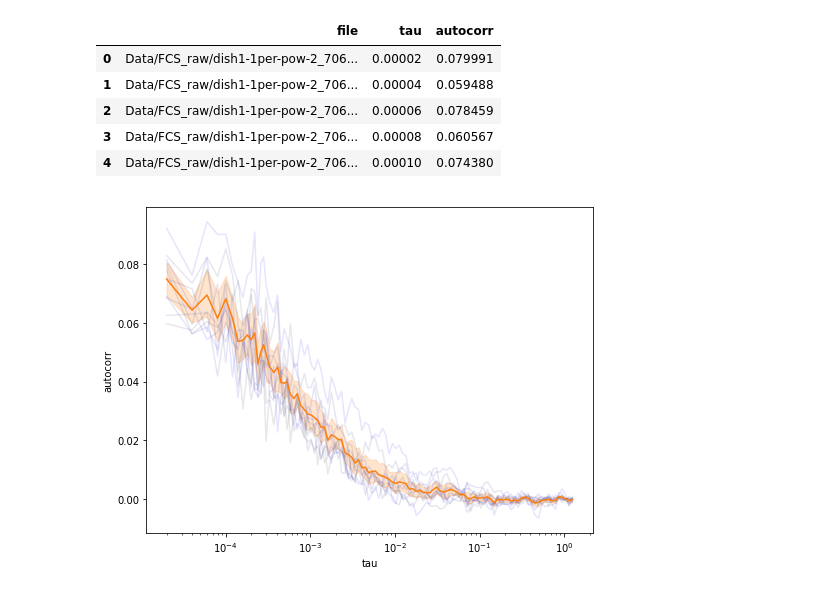
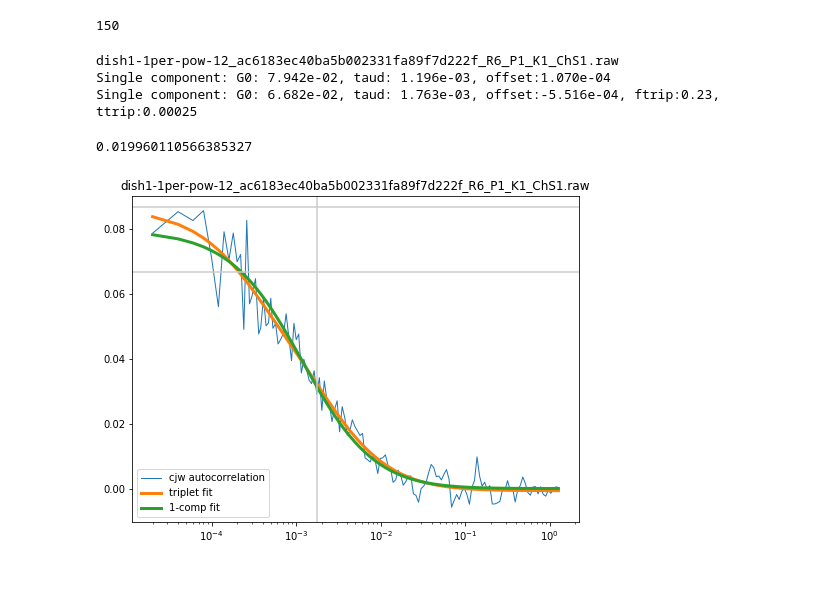
Before and after one commit to cwood1967/fcstools, a Jupyter notebook: example.ipynb, the cells around one changed output. Cells and saved outputs as stored; diff of their text form; code cells hidden in the pictures.

```diff
--- a/example.ipynb
+++ b/example.ipynb
@@ -15,29 +20,67 @@ from fcsfit import *
 # %%
 ## Get the raw files with glob
-files = glob.glob('Data/FCS_raw/*.raw')
+files = glob.glob('Data/FCS_raw/dish1-raw/*.raw')
+len(files)
+# %% [output]
+150
+# %%
+### read one file and do calculations
+### the ftrip is set to 0.23, just for fun
+
+ff = files[np.random.randint(0, len(files))]
+print(os.path.basename(ff))
+c = FcsTrajectory(ff, 20e-6)
+c()
+
+## do some fitting
+## one component fit
+fcs1 = fcs_1comp(p0 = [.1, .001, 0])
+
+## 1 component fit with triplet - ftrip and ttrip fixed
+ftrip = .23
+fcst = fcs_1comp_triplet(p0=[.05, .001, 0], bounds=None)
+fcst.fix(ftrip, 250e-6)
+
+## do the fitting - p1 and pt are parameter arrays
+p1, _ = fcs1(c.actime, c.autocorr)
+pt, _ = fcst(c.actime, c.autocorr)
+
+print("Single component: G0: {:6.3e}, taud: {:6.3e}, offset:{:6.3e}".format(*p1))
+print("Single component: G0: {:6.3e}, taud: {:6.3e}, offset:{:6.3e}, ftrip:{}, ttrip:{}".format(*pt, ftrip, 250e-6))
+# %% [output]
+dish1-1per-pow-12_ac6183ec40ba5b002331fa89f7d222f_R6_P1_K1_ChS1.raw
+Single component: G0: 7.942e-02, taud: 1.196e-03, offset:1.070e-04
+Single component: G0: 6.682e-02, taud: 1.763e-03, offset:-5.516e-04, ftrip:0.23, ttrip:0.00025
+# %%
+
+plt.figure(figsize=(8,6))
+plt.semilogx(c.actime, c.autocorr, marker=None,
+             linewidth=1,label="cjw autocorrelation")
+plt.semilogx(c.actime, fcst.predict(c.actime),
+             linewidth=3,label="triplet fit")
+plt.semilogx(c.actime, fcs1.predict(c.actime),
+             linewidth=3, label="1-comp fit")
+plt.title(os.path.basename(c.filename))
+plt.axvline(fcst.popt[1], color='#cccccc')
+plt.axhline(fcst.popt[0] + fcst.popt[0]*ftrip/(1- ftrip), color='#cccccc')
+plt.axhline(fcst.popt[0], color='#cccccc')
+plt.legend()
+fcst.popt[0]*ftrip/(1- ftrip)
+# %% [output]
+0.019960110566385327
+[figure, added]
 # %%
+### read all of the raw files into into a DataFrame
+
 df_list = list()
+trip_fits_list = list()
+scomp_fits_list = list()
+## read raw files and do autocorrelation, put everthing in one dataframe
 for f in files:
-    fcs = FcsTrajectory(f, 2e-5)
-    fcs()
-    _df = fcs.ac_as_dataframe()
+    fcs = FcsTrajectory(f, 2e-5) ## setup the object with filename and binsize
+    fcs()                        ## calculate the trajectory and autocorrelation
+    _df = fcs.ac_as_dataframe()  ## dataframe of tau and autocorrelation
+    _df['name'] = os.path.basename(f).split("-")[0]
     df_list.append(_df)
 
 df = pd.concat(df_list, axis=0)
-df.head()
-# %% [output]
-|  | file | tau | autocorr |
-| 0 | Data/FCS_raw/dish1-1per-pow-2_706... | 0.00002 | 0.079991 |
-| 1 | Data/FCS_raw/dish1-1per-pow-2_706... | 0.00004 | 0.059488 |
-| 2 | Data/FCS_raw/dish1-1per-pow-2_706... | 0.00006 | 0.078459 |
-| 3 | Data/FCS_raw/dish1-1per-pow-2_706... | 0.00008 | 0.060567 |
-| 4 | Data/FCS_raw/dish1-1per-pow-2_706... | 0.00010 | 0.074380 |
-# %%
-plt.figure(figsize=(8,6))
-sns.lineplot(x='tau', y='autocorr', data=df,
-             err_style="bars", hue='file', alpha=.1,
-             legend=False, palette=sns.dark_palette("blue", n_colors=len(df_list)))
-sns.lineplot(x='tau', y='autocorr', data=df)
-plt.xscale('log')
-# %% [output]
-[figure, removed]
```
Also changed, not shown: parts of 7 cells of this notebook, 2 other files.
